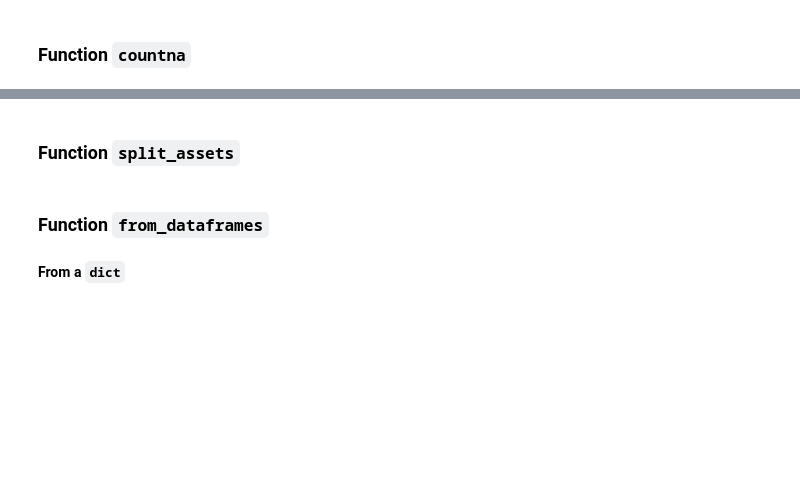
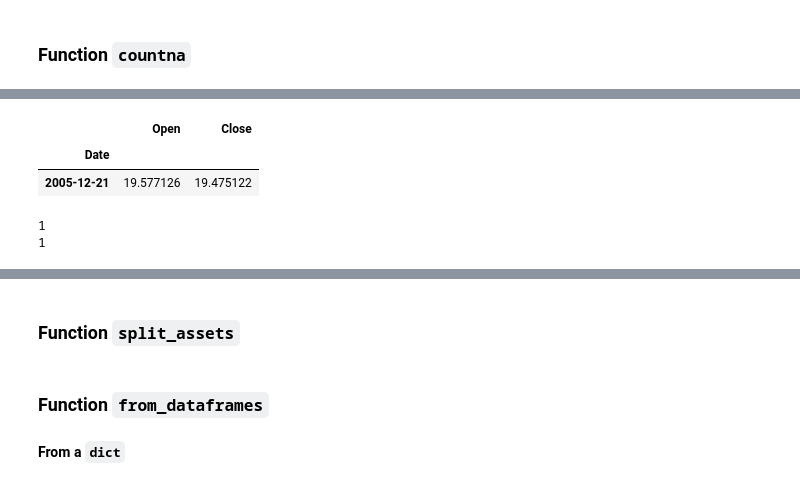
Before and after one commit to langflow-ai/wavy, a Jupyter notebook: notebooks/block.ipynb, the cells around one changed output, grey strips where cells are left out. Cells and saved outputs as stored; diff of their text form; code cells hidden in the pictures; blank space fills up the shorter version.

```diff
--- a/notebooks/block.ipynb
+++ b/notebooks/block.ipynb
@@ -198,2 +266,16 @@ datablock
+# %%
+datablock['MSFT'].dropna()
+# %% [output]
+|  | Open | Close |
+| Date |  |  |
+| 2005-12-21 | 19.577126 | 19.475122 |
+# %%
+s = pd.Series(dtype=int)
+for asset in datablock.assets:
+    # s[asset] = len(datablock[asset]) - len(datablock[asset].dropna())
+    print(len(datablock[asset].dropna()))
+# %% [output]
+1
+1
 # %%
 datablock.countna('asset')
```
Also changed, not shown: parts of 17 cells of this notebook, 3 other files.
